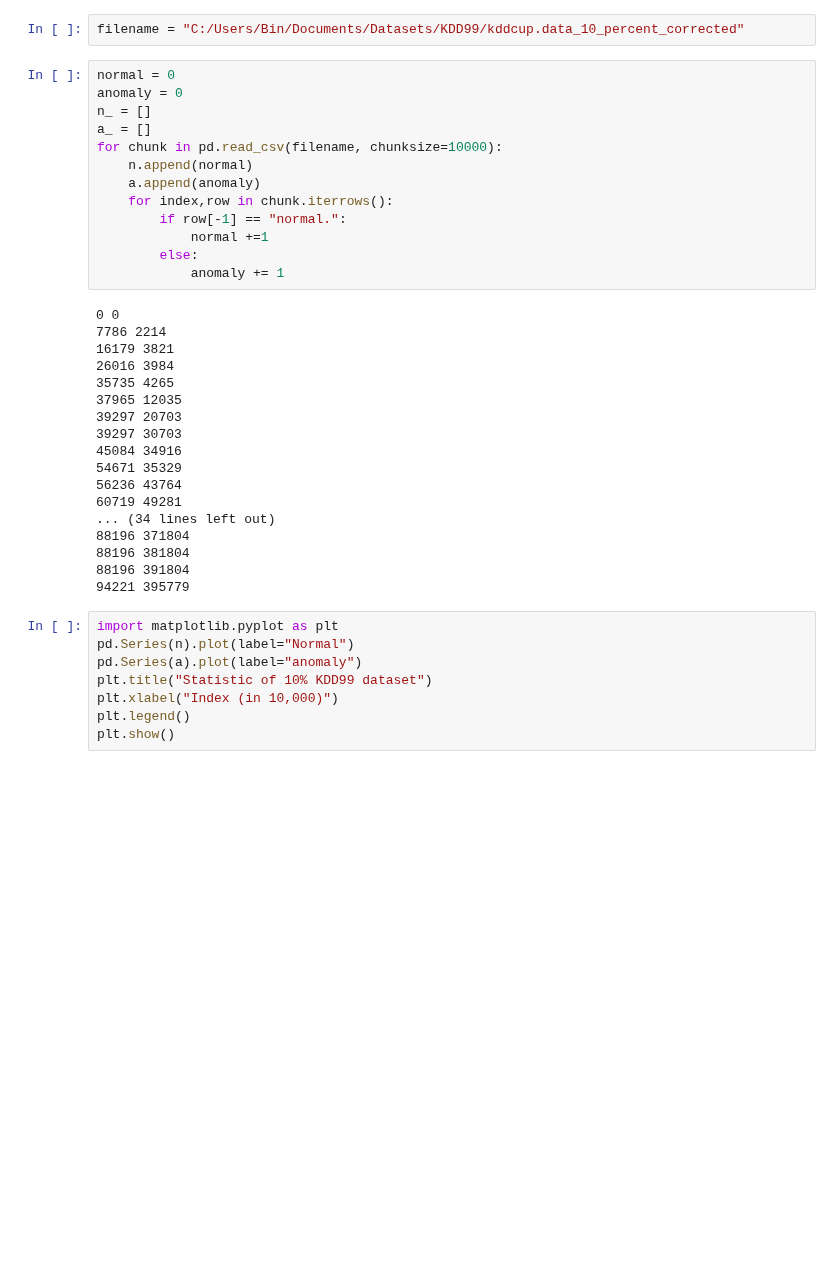
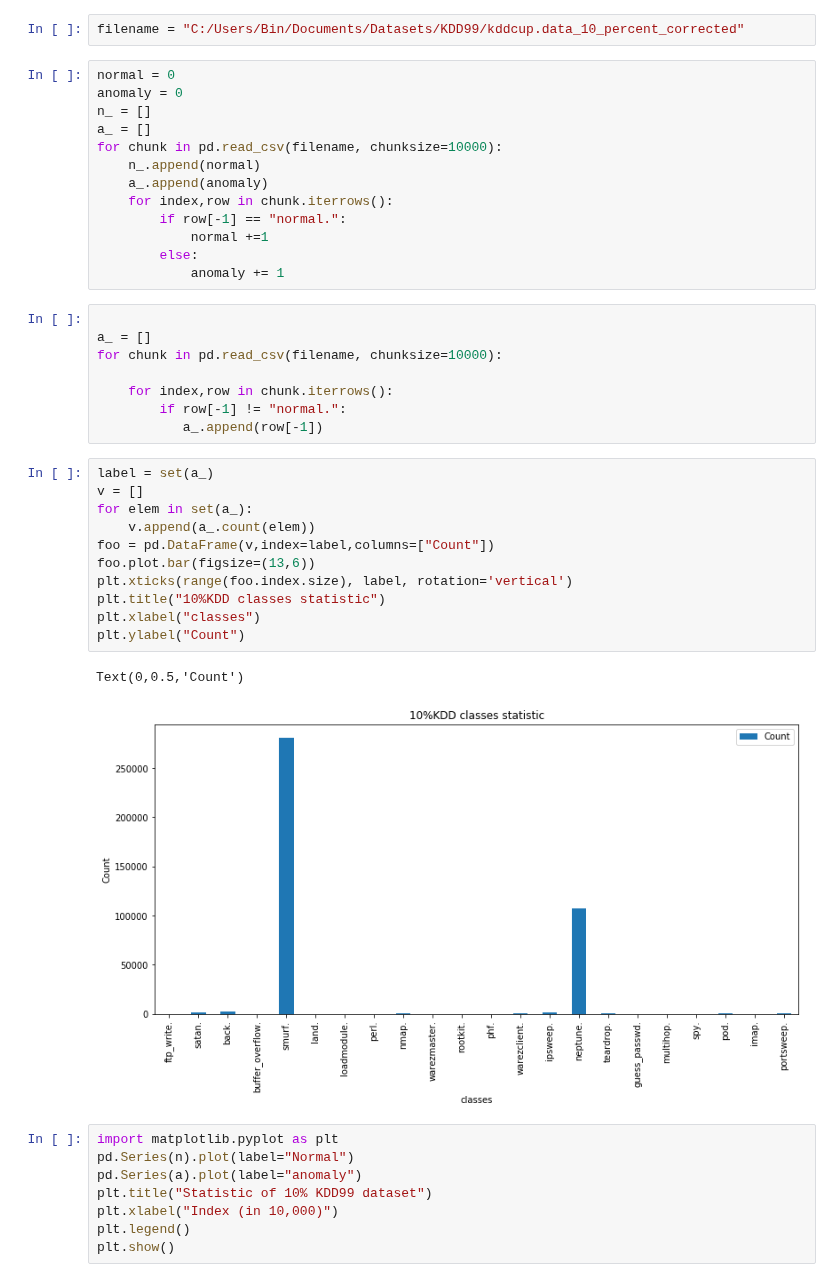
Before and after one commit to binli826/LSTM-Autoencoders, a Jupyter notebook: KDD99 Statistic.ipynb, the cells around one changed output. Cells and saved outputs as stored; diff of their text form; blank space fills up the shorter version.

```diff
--- a/KDD99 Statistic.ipynb
+++ b/KDD99 Statistic.ipynb
@@ -13,31 +13,35 @@ anomaly = 0
 n_ = []
 a_ = []
 for chunk in pd.read_csv(filename, chunksize=10000):
-    n.append(normal)
-    a.append(anomaly)
+    n_.append(normal)
+    a_.append(anomaly)
     for index,row in chunk.iterrows():
         if row[-1] == "normal.":
             normal +=1
         else:
             anomaly += 1
-# %% [output]
-0 0
-7786 2214
-16179 3821
-26016 3984
-35735 4265
-37965 12035
-39297 20703
-39297 30703
-45084 34916
-54671 35329
-56236 43764
-60719 49281
-... (34 lines left out)
-88196 371804
-88196 381804
-88196 391804
-94221 395779
+# %%
+
+a_ = []
+for chunk in pd.read_csv(filename, chunksize=10000):
+
+    for index,row in chunk.iterrows():
+        if row[-1] != "normal.":
+           a_.append(row[-1])
+# %%
+label = set(a_)
+v = []
+for elem in set(a_):
+    v.append(a_.count(elem))
+foo = pd.DataFrame(v,index=label,columns=["Count"])
+foo.plot.bar(figsize=(13,6))
+plt.xticks(range(foo.index.size), label, rotation='vertical')
+plt.title("10%KDD classes statistic")
+plt.xlabel("classes")
+plt.ylabel("Count")
+# %% [output]
+Text(0,0.5,'Count')
+[figure, added]
 # %%
 import matplotlib.pyplot as plt
 pd.Series(n).plot(label="Normal")
```
Also changed, not shown: 3 other files.
